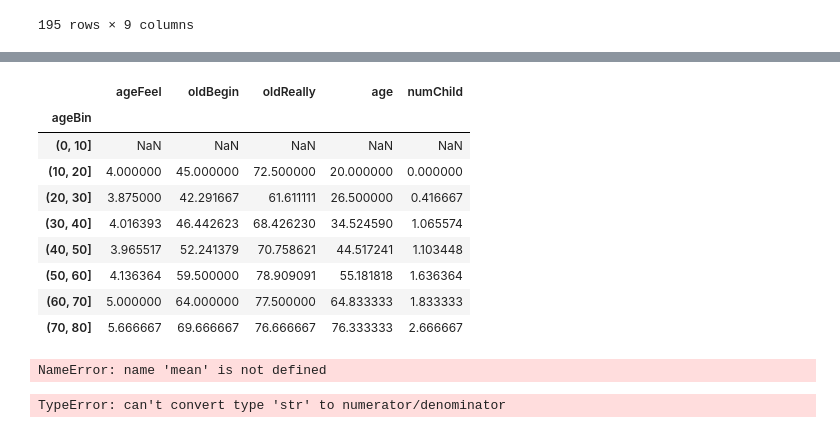
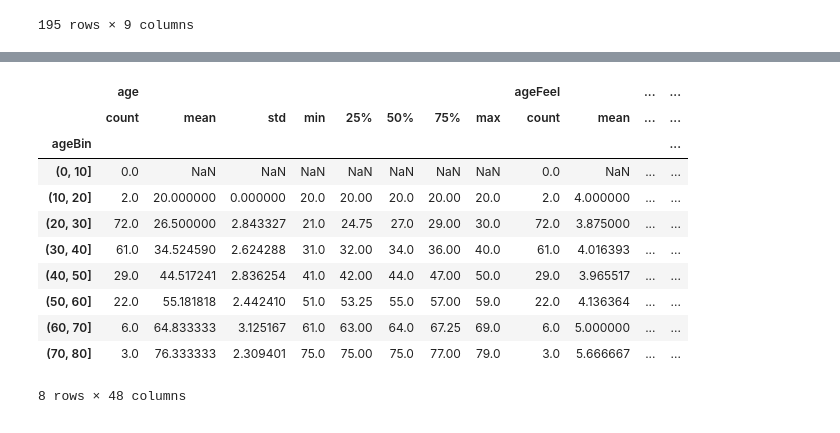
Before and after one commit to mwegrzyn/abbildungenWS1819, a Jupyter notebook: notebooks/age_project_AB.ipynb, the cells around one changed output, grey strips where cells are left out. Cells and saved outputs as stored; diff of their text form; code cells hidden in the pictures.

```diff
--- a/notebooks/age_project_AB.ipynb
+++ b/notebooks/age_project_AB.ipynb
@@ -34,0 +30,3 @@ TypeError: float() argument must be a string or a number, not 'pandas._libs.inte
+# %%
+clean_age_df = age_df.drop('Consent',axis=1)
+clean_age_df.loc[:,'gender'] = [['male', 'female']['fem' in x.lower()] for x in clean_age_df.loc[:, 'gender']]
@@ -34,0 +54,2 @@ TypeError: float() argument must be a string or a number, not 'pandas._libs.inte
+# %%
+age_df = clean_age_df
@@ -70,21 +151,15 @@ age_df.loc[:,'ageBin'] = pd.cut(age_df.loc[:,'age'],bins=[0,10,20,30,40,50,60,70
 # %%
-age_df.groupby('ageBin').mean()
+age_df.groupby('ageBin').describe()
 # %% [output]
-|  | ageFeel | oldBegin | oldReally | age | numChild |
-| ageBin |  |  |  |  |  |
-| (0, 10] | NaN | NaN | NaN | NaN | NaN |
-| (10, 20] | 4.000000 | 45.000000 | 72.500000 | 20.000000 | 0.000000 |
-| (20, 30] | 3.875000 | 42.291667 | 61.611111 | 26.500000 | 0.416667 |
-| (30, 40] | 4.016393 | 46.442623 | 68.426230 | 34.524590 | 1.065574 |
-| (40, 50] | 3.965517 | 52.241379 | 70.758621 | 44.517241 | 1.103448 |
-| (50, 60] | 4.136364 | 59.500000 | 78.909091 | 55.181818 | 1.636364 |
-| (60, 70] | 5.000000 | 64.000000 | 77.500000 | 64.833333 | 1.833333 |
-| (70, 80] | 5.666667 | 69.666667 | 76.666667 | 76.333333 | 2.666667 |
+|  | age |  |  |  |  |  |  |  | ageFeel |  | ... | ... |
+|  | count | mean | std | min | 25% | 50% | 75% | max | count | mean | ... | ... |
+| ageBin |  |  |  |  |  |  |  |  |  |  |  | ... |
+| (0, 10] | 0.0 | NaN | NaN | NaN | NaN | NaN | NaN | NaN | 0.0 | NaN | ... | ... |
+| (10, 20] | 2.0 | 20.000000 | 0.000000 | 20.0 | 20.00 | 20.0 | 20.00 | 20.0 | 2.0 | 4.000000 | ... | ... |
+| (20, 30] | 72.0 | 26.500000 | 2.843327 | 21.0 | 24.75 | 27.0 | 29.00 | 30.0 | 72.0 | 3.875000 | ... | ... |
+| (30, 40] | 61.0 | 34.524590 | 2.624288 | 31.0 | 32.00 | 34.0 | 36.00 | 40.0 | 61.0 | 4.016393 | ... | ... |
+| (40, 50] | 29.0 | 44.517241 | 2.836254 | 41.0 | 42.00 | 44.0 | 47.00 | 50.0 | 29.0 | 3.965517 | ... | ... |
+| (50, 60] | 22.0 | 55.181818 | 2.442410 | 51.0 | 53.25 | 55.0 | 57.00 | 59.0 | 22.0 | 4.136364 | ... | ... |
+| (60, 70] | 6.0 | 64.833333 | 3.125167 | 61.0 | 63.00 | 64.0 | 67.25 | 69.0 | 6.0 | 5.000000 | ... | ... |
+| (70, 80] | 3.0 | 76.333333 | 2.309401 | 75.0 | 75.00 | 75.0 | 77.00 | 79.0 | 3.0 | 5.666667 | ... | ... |
+8 rows × 48 columns
-# %%
-mean(ageBin)
-# %% [output]
-NameError: name 'mean' is not defined
-# %%
-x = statistics.mean(age_df)
-# %% [output]
-TypeError: can't convert type 'str' to numerator/denominator
```
Also changed, not shown: parts of 11 cells of this notebook, 4 other files.
